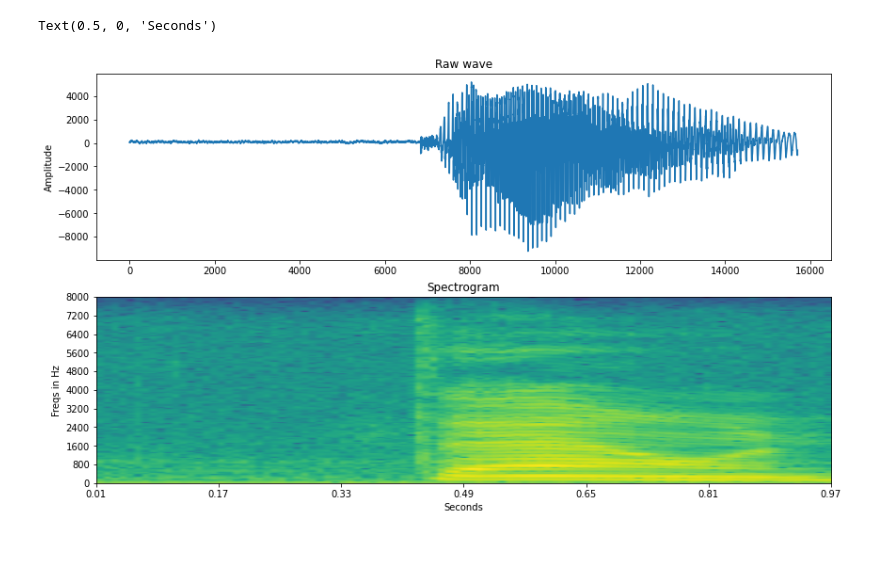
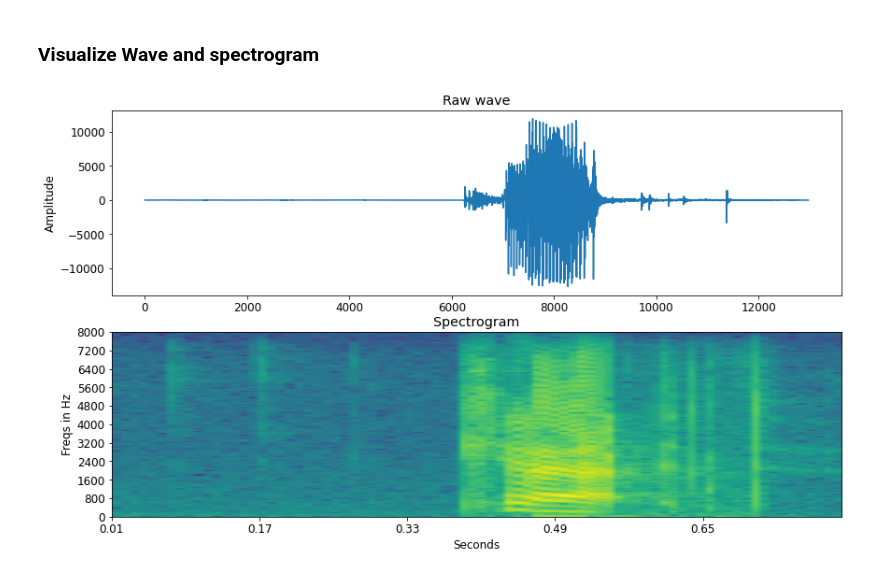
Before and after one commit to egochao/language_confident_challenge_ml_engineer, a Jupyter notebook: data_exploration.ipynb, the cells around one changed output. Cells and saved outputs as stored; diff of their text form; code cells hidden in the pictures; blank space fills up the shorter version.

Commit message:
check audio

```diff
--- a/data_exploration.ipynb
+++ b/data_exploration.ipynb
@@ -41,10 +78,19 @@ val_ds = SPEECHCOMMANDS("./data", subset="validation")
 # %%
-# filename = 'data/SpeechCommands/speech_commands_v0.02/forward/0a2b400e_nohash_1.wav'
-filename = 'data/SpeechCommands/speech_commands_v0.02/down/0a9f9af7_nohash_1.wav'
-# file_name = 'data/SpeechCommands/speech_commands_v0.02/down/0b77ee66_nohash_1.wav'
-# file_name = 'data/SpeechCommands/speech_commands_v0.02/cat/0ac15fe9_nohash_0.wav'
-sample_rate, samples = wavfile.read(filename)
-freqs, times, spectrogram = log_specgram(samples, sample_rate)
-samples.shape
-print(samples.shape, sample_rate)
+labels = []
+count_labels = []
+for path in source_data_path.iterdir():
+    if path.is_dir():
+        labels.append(path.name)
+        count = len(list(path.glob('*.wav')))
+        count_labels.append(count)
+
+# creating the bar plot
+fig = plt.figure(figsize = (17, 5))
+plt.bar(labels, count_labels, color ='maroon',
+        width = 0.9)
+plt.xticks(rotation=90)
+plt.rcParams.update({'font.size': 12})
+plt.xlabel("Label count")
+plt.ylabel("Number of recording")
+plt.show()
 # %% [output]
@@ -52,18 +103,7 @@ print(samples.shape, sample_rate)
+# %% [markdown]
+### Visualize Wave and spectrogram
 # %%
-fig = plt.figure(figsize=(14, 8))
-ax1 = fig.add_subplot(211)
-ax1.set_title('Raw wave')
-ax1.set_ylabel('Amplitude')
-ax1.plot(samples)
-
-ax2 = fig.add_subplot(212)
-ax2.imshow(spectrogram.T, aspect='auto', origin='lower',
-           extent=[times.min(), times.max(), freqs.min(), freqs.max()])
-ax2.set_yticks(freqs[::16])
-ax2.set_xticks(times[::16])
-ax2.set_title('Spectrogram')
-ax2.set_ylabel('Freqs in Hz')
-ax2.set_xlabel('Seconds')
+file = 'data/SpeechCommands/speech_commands_v0.01/cat/0ab3b47d_nohash_1.wav'
+plot_audio(file)
 # %% [output]
-Text(0.5, 0, 'Seconds')
-[figure, old version]
+[figure, new version]
```
Also changed, not shown: parts of 13 cells of this notebook, 3 other files.
